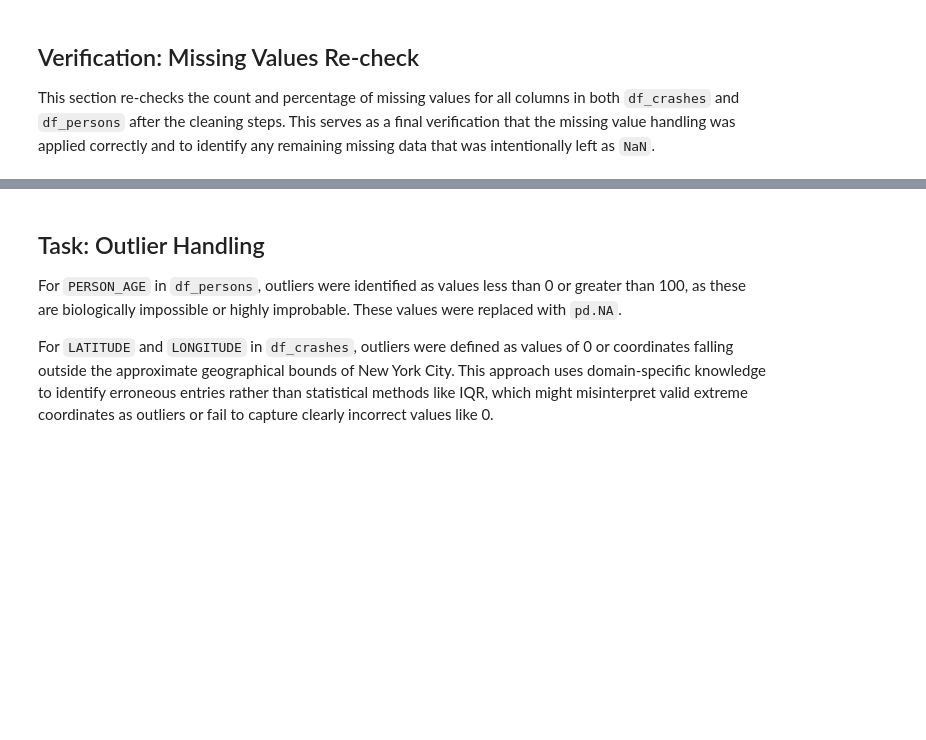
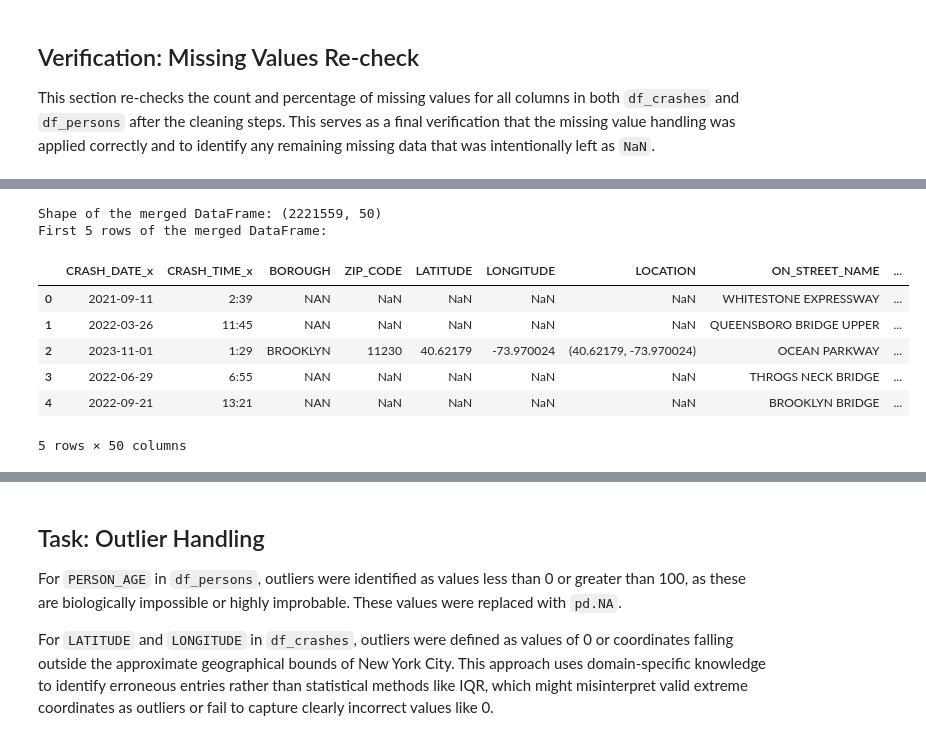
Before and after one commit to User-2rxeg/NYC-CrashLens, a Jupyter notebook: V1.ipynb, the cells around one changed output, grey strips where cells are left out. Cells and saved outputs as stored; diff of their text form; code cells hidden in the pictures; blank space fills up the shorter version.

```diff
--- a/V1.ipynb
+++ b/V1.ipynb
@@ -19,20 +19,3 @@ df_crashes.head()
 | 3 | 06/29/2022 | 6:55 | NaN | NaN | NaN | NaN | NaN | THROGS NECK BRIDGE | ... |
 | 4 | 09/21/2022 | 13:21 | NaN | NaN | NaN | NaN | NaN | BROOKLYN BRIDGE | ... |
 5 rows × 29 columns
-# %%
-print("=== OPTIMIZING REMAINING DATA TYPES ===")
-print("="*50)
-
-# Convert CRASH_TIME to string type
-df_integrated['CRASH_TIME'] = df_integrated['CRASH_TIME'].astype(str)
-
-# Convert injury/killed counts and person age to Int64 (nullable integer type)
-for col in ['NUMBER_OF_PERSONS_INJURED', 'NUMBER_OF_PERSONS_KILLED', 'PERSON_AGE']:
-    if col in df_integrated.columns:
-        df_integrated[col] = df_integrated[col].astype('Int64')
-
-print("✅ Data types optimized for CRASH_TIME, NUMBER_OF_PERSONS_INJURED, NUMBER_OF_PERSONS_KILLED, and PERSON_AGE.")
-
-print("\n=== df_integrated Data Types - After final optimization ===")
-print("="*50)
-df_integrated.info(verbose=True, show_counts=True)
@@ -392,0 +441,16 @@ else:
+# %%
+df_merged = pd.merge(df_crashes, df_persons, on='COLLISION_ID', how='left')
+
+print("Shape of the merged DataFrame:", df_merged.shape)
+print("First 5 rows of the merged DataFrame:")
+df_merged.head()
+# %% [output]
+Shape of the merged DataFrame: (2221559, 50)
+First 5 rows of the merged DataFrame:
+|  | CRASH_DATE_x | CRASH_TIME_x | BOROUGH | ZIP_CODE | LATITUDE | LONGITUDE | LOCATION | ON_STREET_NAME | ... |
+| 0 | 2021-09-11 | 2:39 | NAN | NaN | NaN | NaN | NaN | WHITESTONE EXPRESSWAY | ... |
+| 1 | 2022-03-26 | 11:45 | NAN | NaN | NaN | NaN | NaN | QUEENSBORO BRIDGE UPPER | ... |
+| 2 | 2023-11-01 | 1:29 | BROOKLYN | 11230 | 40.62179 | -73.970024 | (40.62179, -73.970024) | OCEAN PARKWAY | ... |
+| 3 | 2022-06-29 | 6:55 | NAN | NaN | NaN | NaN | NaN | THROGS NECK BRIDGE | ... |
+| 4 | 2022-09-21 | 13:21 | NAN | NaN | NaN | NaN | NaN | BROOKLYN BRIDGE | ... |
+5 rows × 50 columns
```
Also changed, not shown: parts of 46 cells of this notebook.
